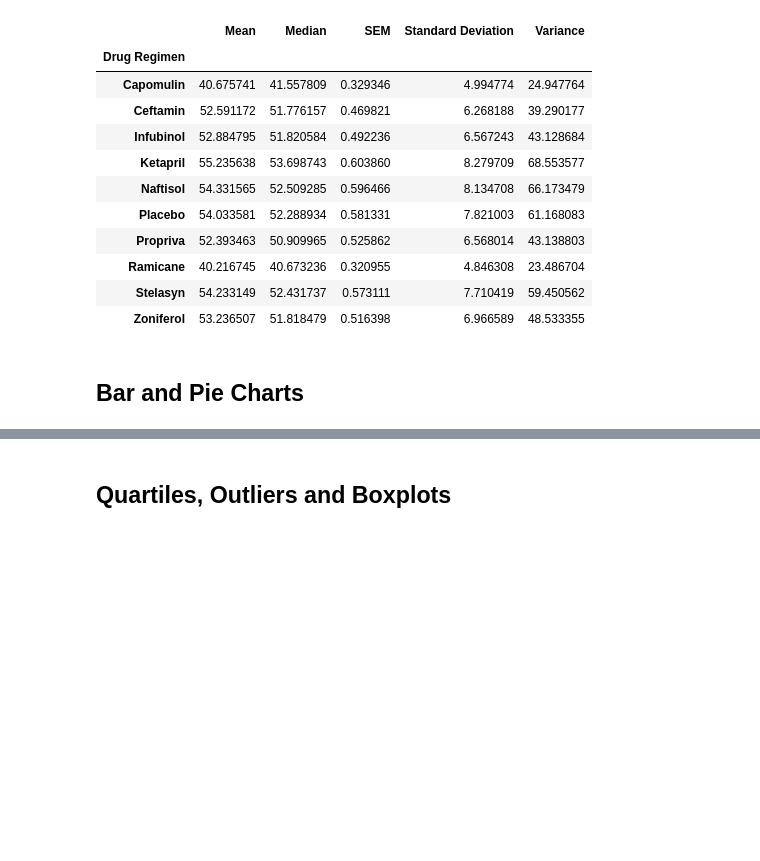
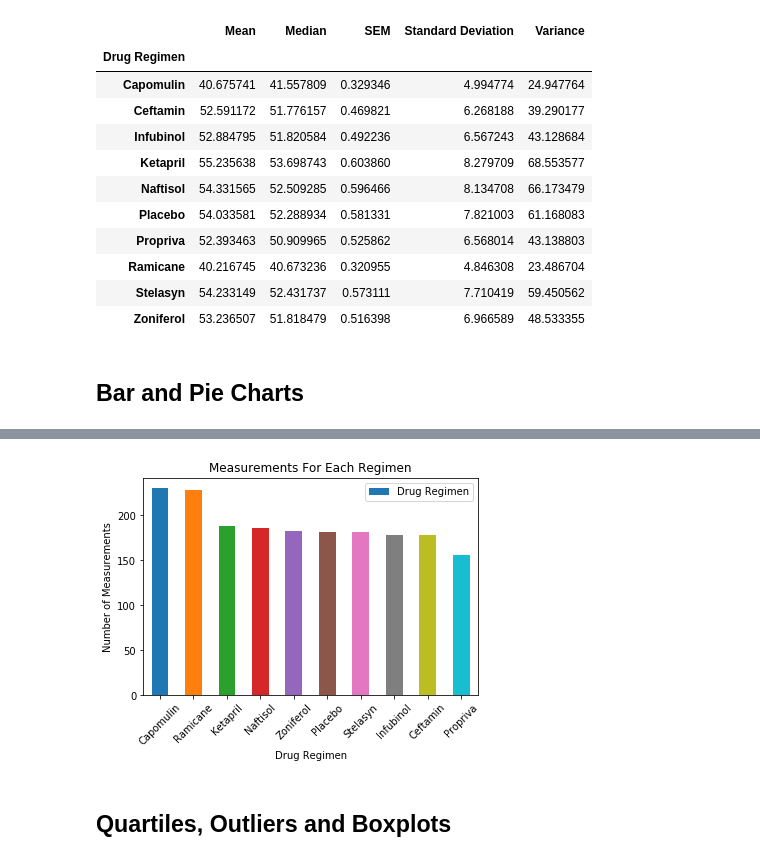
Before and after one commit to priyamittal96/matplotlib-challenge, a Jupyter notebook: pymaceuticals_starter.ipynb, the cells around one changed output, grey strips where cells are left out. Saved outputs shown, nothing was run; the diff lists cells and outputs as text; code cells hidden in the pictures; blank space fills up the shorter version.

Commit message:
Number of measurements per drug regimen bar chart

```diff
--- a/pymaceuticals_starter.ipynb
+++ b/pymaceuticals_starter.ipynb
@@ -101,3 +101,5 @@ summary_df
 ## Bar and Pie Charts
 # %%
 # Generate a bar plot showing the total number of measurements taken on each drug regimen using pandas.
+regiment_df = pd.DataFrame(cleaned_df["Drug Regimen"].value_counts()).reset_index()
+regiment_df
@@ -104,5 +118,12 @@ summary_df
 # %%
 # Generate a bar plot showing the total number of measurements taken on each drug regimen using pyplot.
+regiment_df.plot("index","Drug Regimen",kind="bar",rot=45)
+plt.title("Measurements For Each Regimen")
+plt.xlabel("Drug Regimen")
+plt.ylabel("Number of Measurements")
+plt.show()
+# %% [output]
+[figure, added]
 # %%
 # Generate a pie plot showing the distribution of female versus male mice using pandas
 # %%
```
Also changed, not shown: parts of 1 cell of this notebook.
